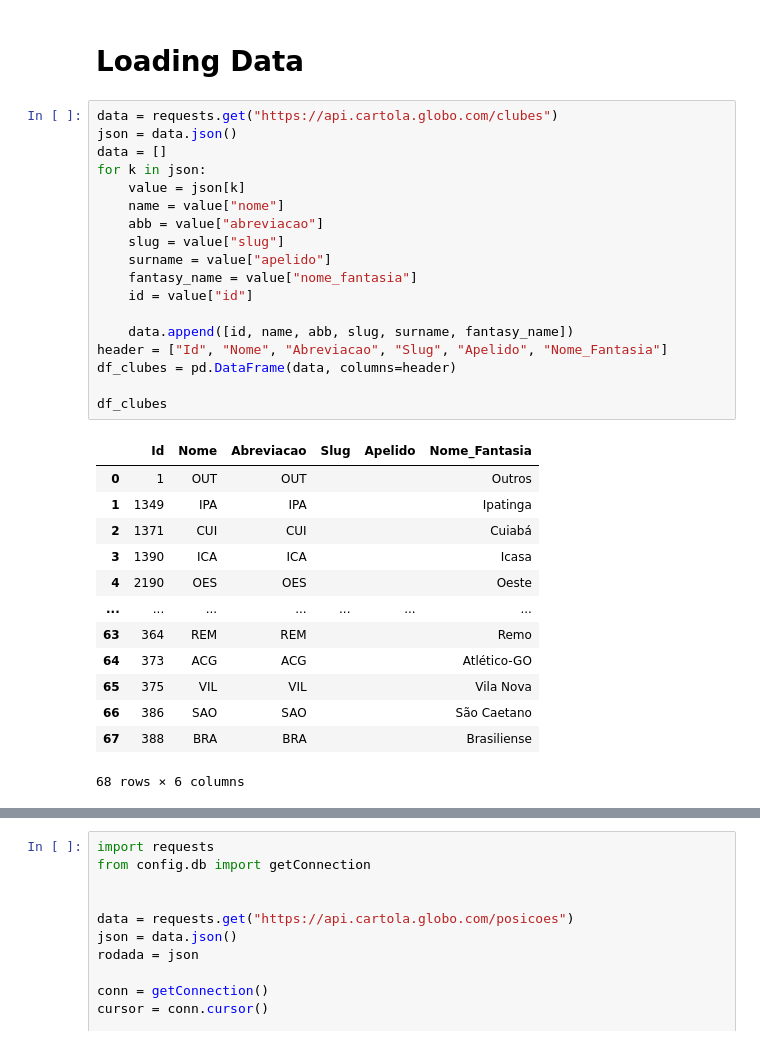
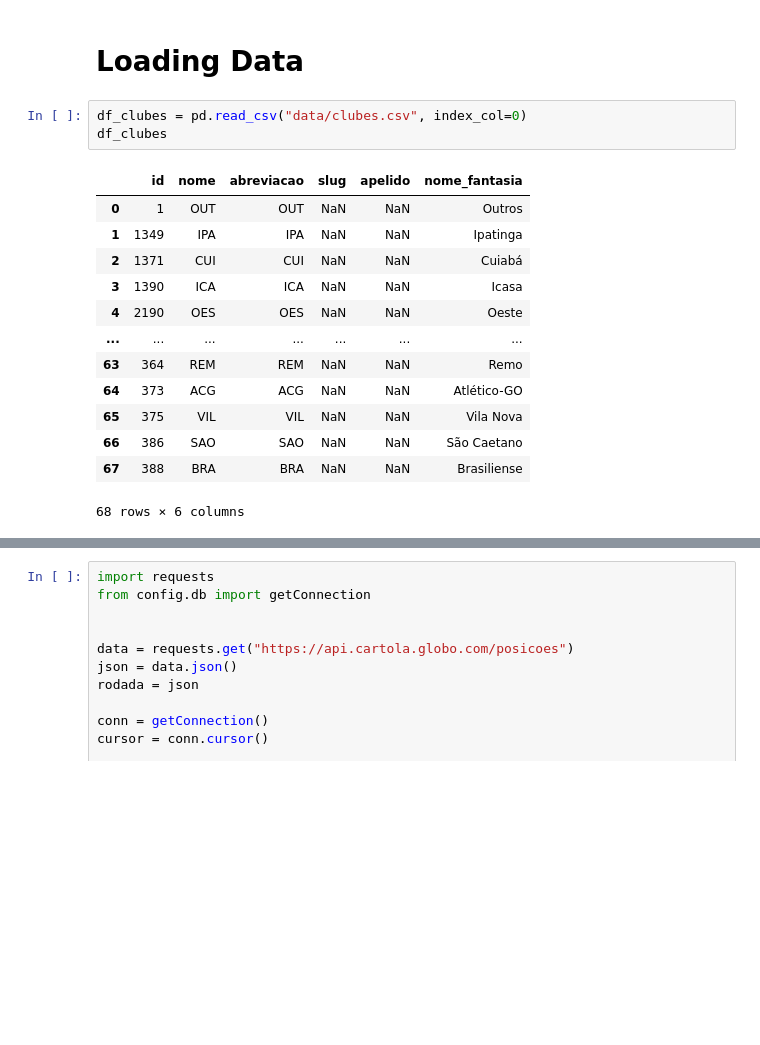
Before and after one commit to josefcaique/cartola, a Jupyter notebook: main.ipynb, the cells around one changed output, grey strips where cells are left out. Saved outputs shown, nothing was run; the diff lists cells and outputs as text; blank space fills up the shorter version.

Commit message:
feat: changing gathering data method

```diff
--- a/main.ipynb
+++ b/main.ipynb
@@ -15,34 +15,19 @@ conn = getConnection()
 # %% [markdown]
 # Loading Data
 # %%
-data = requests.get("https://api.cartola.globo.com/clubes")
-json = data.json()
-data = []
-for k in json:
-    value = json[k]
-    name = value["nome"]
-    abb = value["abreviacao"]
-    slug = value["slug"]
-    surname = value["apelido"]
-    fantasy_name = value["nome_fantasia"]
-    id = value["id"]
-
-    data.append([id, name, abb, slug, surname, fantasy_name])
-header = ["Id", "Nome", "Abreviacao", "Slug", "Apelido", "Nome_Fantasia"]
-df_clubes = pd.DataFrame(data, columns=header)
-
+df_clubes = pd.read_csv("data/clubes.csv", index_col=0)
 df_clubes
 # %% [output]
-|  | Id | Nome | Abreviacao | Slug | Apelido | Nome_Fantasia |
-| 0 | 1 | OUT | OUT |  |  | Outros |
-| 1 | 1349 | IPA | IPA |  |  | Ipatinga |
-| 2 | 1371 | CUI | CUI |  |  | Cuiabá |
-| 3 | 1390 | ICA | ICA |  |  | Icasa |
-| 4 | 2190 | OES | OES |  |  | Oeste |
+|  | id | nome | abreviacao | slug | apelido | nome_fantasia |
+| 0 | 1 | OUT | OUT | NaN | NaN | Outros |
+| 1 | 1349 | IPA | IPA | NaN | NaN | Ipatinga |
+| 2 | 1371 | CUI | CUI | NaN | NaN | Cuiabá |
+| 3 | 1390 | ICA | ICA | NaN | NaN | Icasa |
+| 4 | 2190 | OES | OES | NaN | NaN | Oeste |
 | ... | ... | ... | ... | ... | ... | ... |
-| 63 | 364 | REM | REM |  |  | Remo |
-| 64 | 373 | ACG | ACG |  |  | Atlético-GO |
-| 65 | 375 | VIL | VIL |  |  | Vila Nova |
-| 66 | 386 | SAO | SAO |  |  | São Caetano |
-| 67 | 388 | BRA | BRA |  |  | Brasiliense |
+| 63 | 364 | REM | REM | NaN | NaN | Remo |
+| 64 | 373 | ACG | ACG | NaN | NaN | Atlético-GO |
+| 65 | 375 | VIL | VIL | NaN | NaN | Vila Nova |
+| 66 | 386 | SAO | SAO | NaN | NaN | São Caetano |
+| 67 | 388 | BRA | BRA | NaN | NaN | Brasiliense |
 68 rows × 6 columns
```
Also changed, not shown: parts of 1 cell of this notebook, 13 other files.
